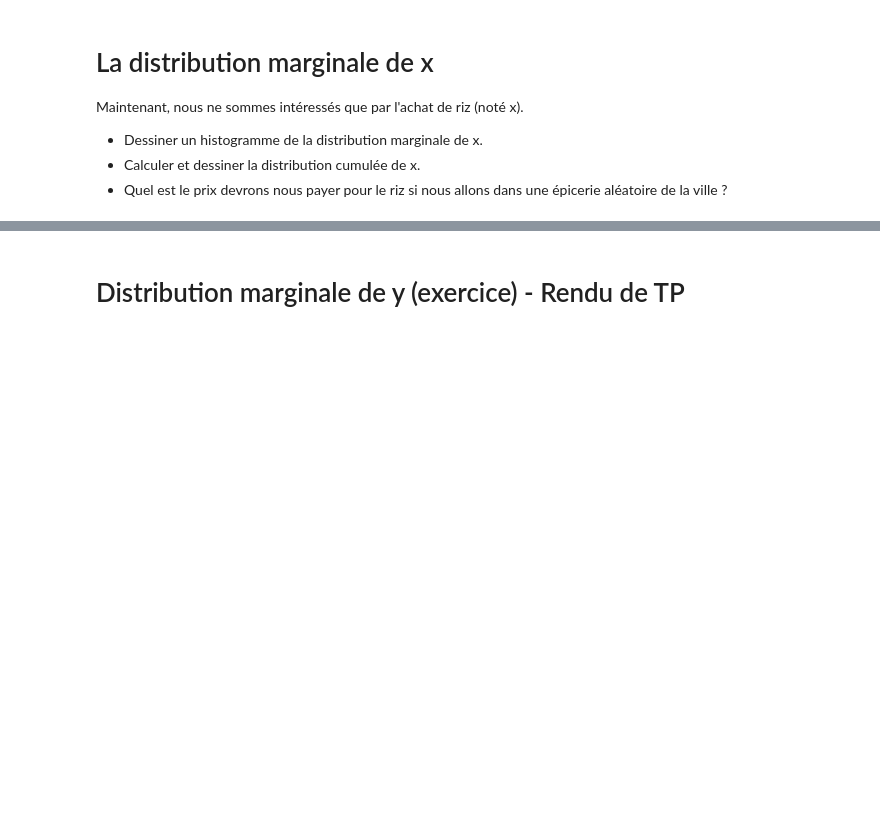
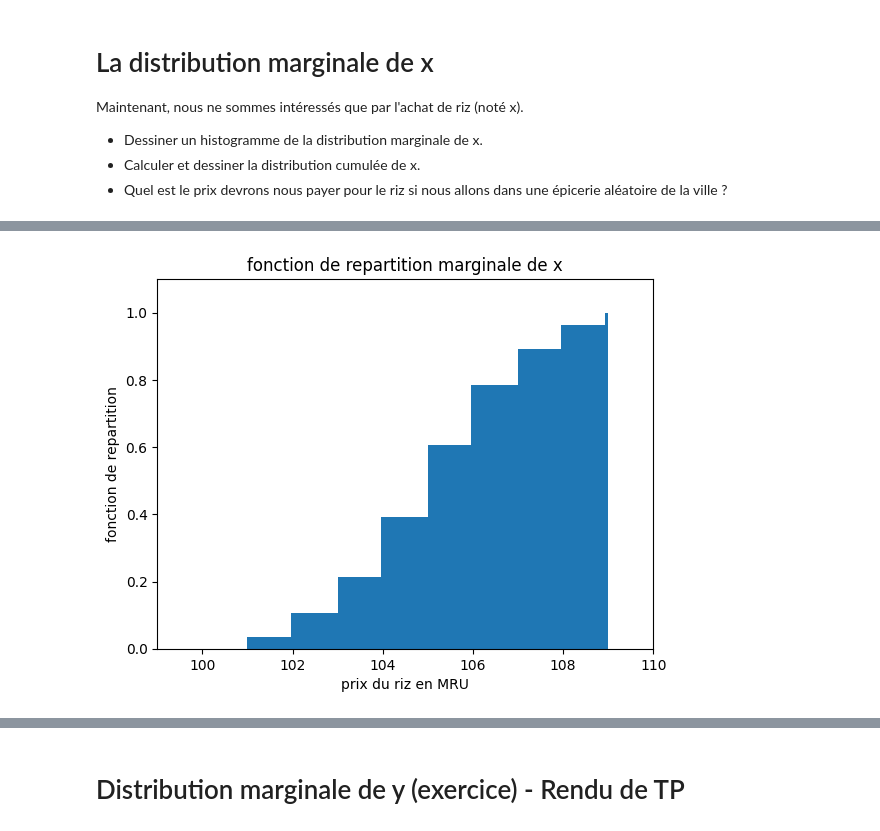
Before and after one commit to maw-supnum/ESP-SID21, a Jupyter notebook: labs/lab1.ipynb, the cells around one changed output, grey strips where cells are left out. Drawn from its saved outputs; the diff is of its cells as text; code cells hidden in the pictures; blank space fills up the shorter version.

```diff
--- a/labs/lab1.ipynb
+++ b/labs/lab1.ipynb
@@ -135,15 +170,17 @@ for e, bin in zip(hist, bins):
 # %%
 # Tracer la probabilité
 plt.hist(x, bins=100, weights=np.ones_like(x)/len(x), cumulative=True, histtype='barstacked')
 plt.xlabel('prix du riz en MRU')
-plt.ylabel('distribution cumulée')
-plt.title('Distribution cumulée marginale de x')
+plt.ylabel('fonction de repartition')
+plt.title('fonction de repartition marginale de x')
 
 # Définir les limites
 plt.xlim(99, 110)
 plt.ylim(0, 1.1)
 
 plt.show()
+# %% [output]
+[figure, added]
 # %%
 # Le prix moyen à payer pour le riz si nous achetons 1kg de riz dans une épicerie aléatoire est S_i x_i / n
 average_price = np.mean(x)
```
Also changed, not shown: parts of 12 cells of this notebook.
